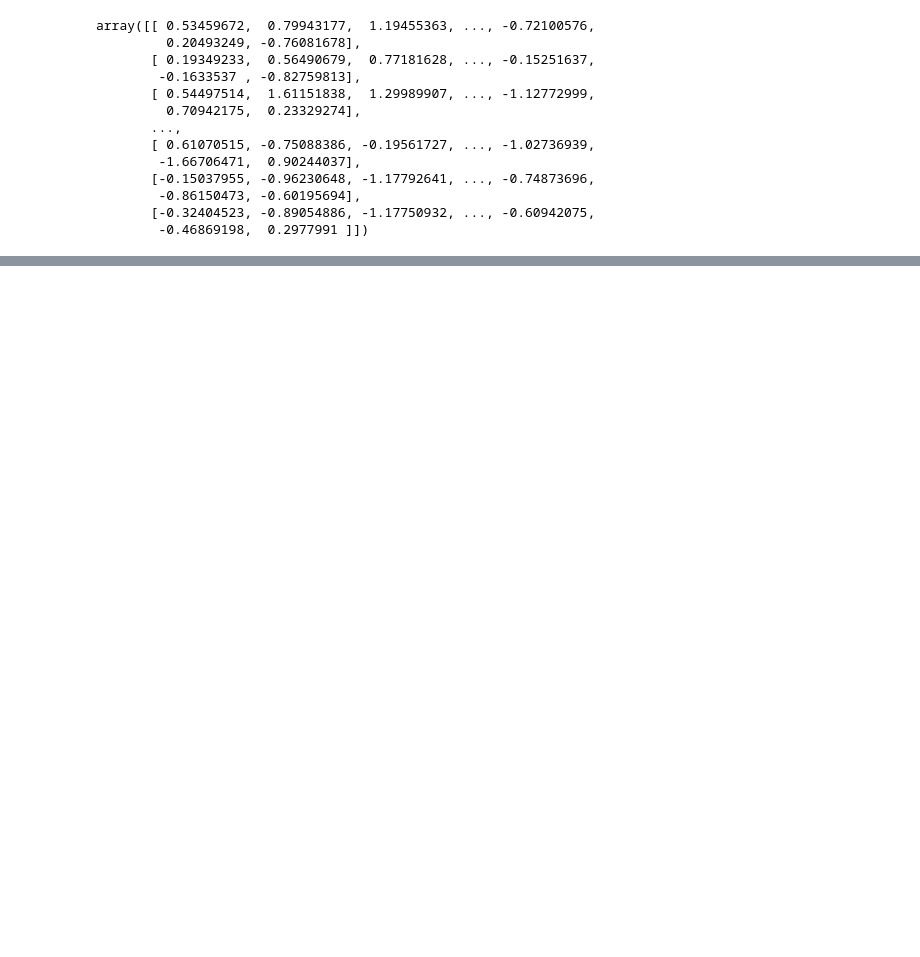
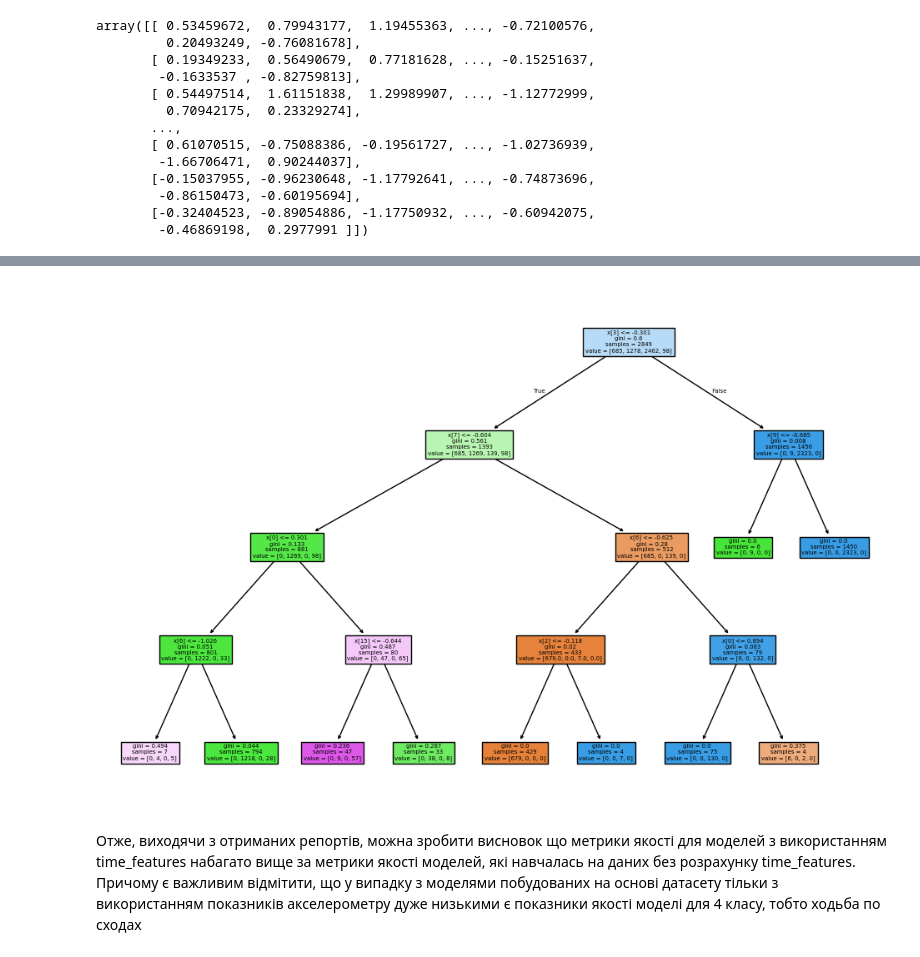
Before and after one commit to anastasiias47/goit-ds-hw-08, a Jupyter notebook: task1.ipynb, the cells around one changed output, grey strips where cells are left out. Saved outputs shown, nothing was run; the diff lists cells and outputs as text; code cells hidden in the pictures; blank space fills up the shorter version.

```diff
--- a/task1.ipynb
+++ b/task1.ipynb
@@ -111,0 +150,5 @@ for train_set_index ,test_set_index in splitter.split(X, y):
+# %%
+classifier_1 = SVC(kernel='linear')
+classifier_1.fit(train_set_X_1, train_set_y_1)
+
+y_predicted_1 = classifier_1.predict(test_set_X_1)
@@ -111,0 +210,5 @@ for train_set_index ,test_set_index in splitter.split(X, y):
+# %%
+clf = RandomForestClassifier(max_depth=4, random_state=42)
+clf.fit(train_set_X_1, train_set_y_1)
+y_predicted = clf.predict(test_set_X_1)
+print(classification_report(test_set_y_1,y_predicted))
@@ -111,0 +226,9 @@ for train_set_index ,test_set_index in splitter.split(X, y):
+# %%
+individual_tree_1 = clf.estimators_[0]
+plt.figure(figsize=(12, 8))
+plot_tree(individual_tree, filled=True)
+plt.show()
+# %% [output]
+[figure, added]
+# %% [markdown]
+Отже, виходячи з отриманих репортів, можна зробити висновок що метрики якості для моделей з використанням time_features набагато вище за метрики якості моделей, які навчалась на даних без розрахунку time_features. Причому є важливим відмітити, що у випадку з моделями побудованих на основі датасету тільки з використанням показників акселерометру дуже низькими є показники якості моделі для 4 класу, тобто ходьба по сходах
```
Also changed, not shown: parts of 22 cells of this notebook.
